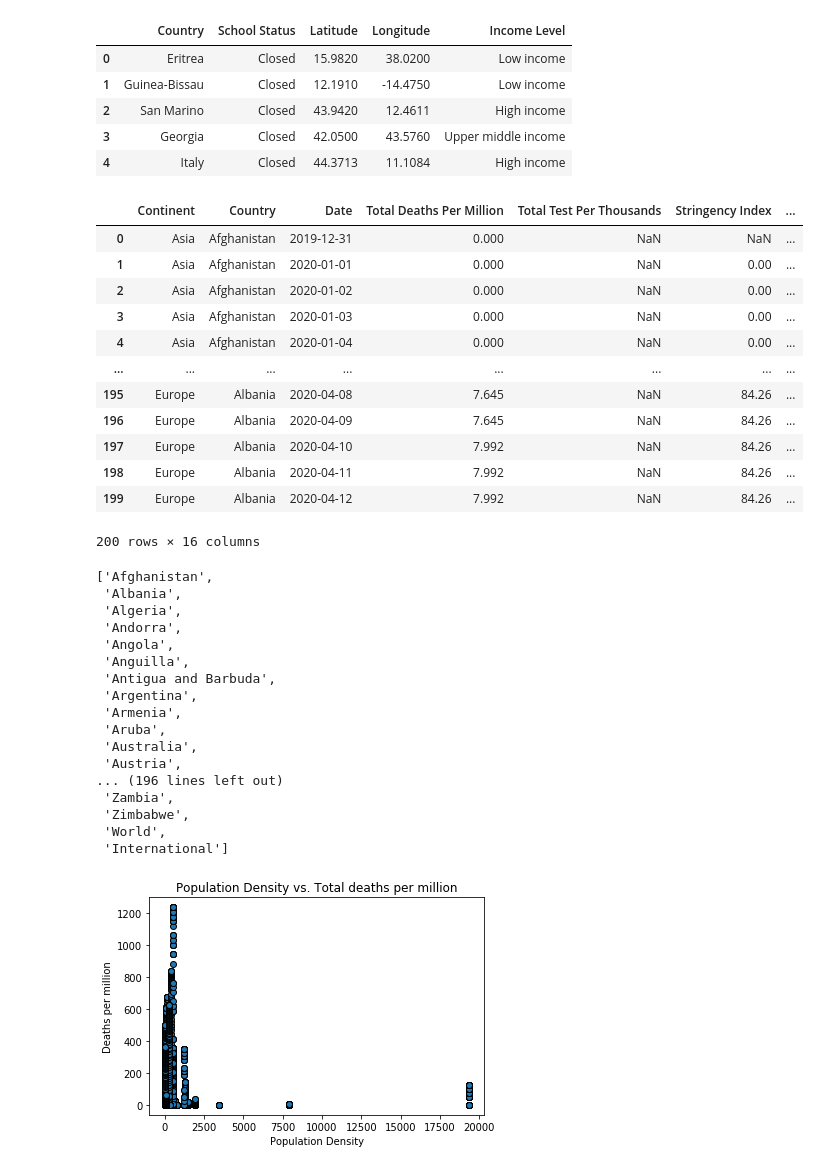
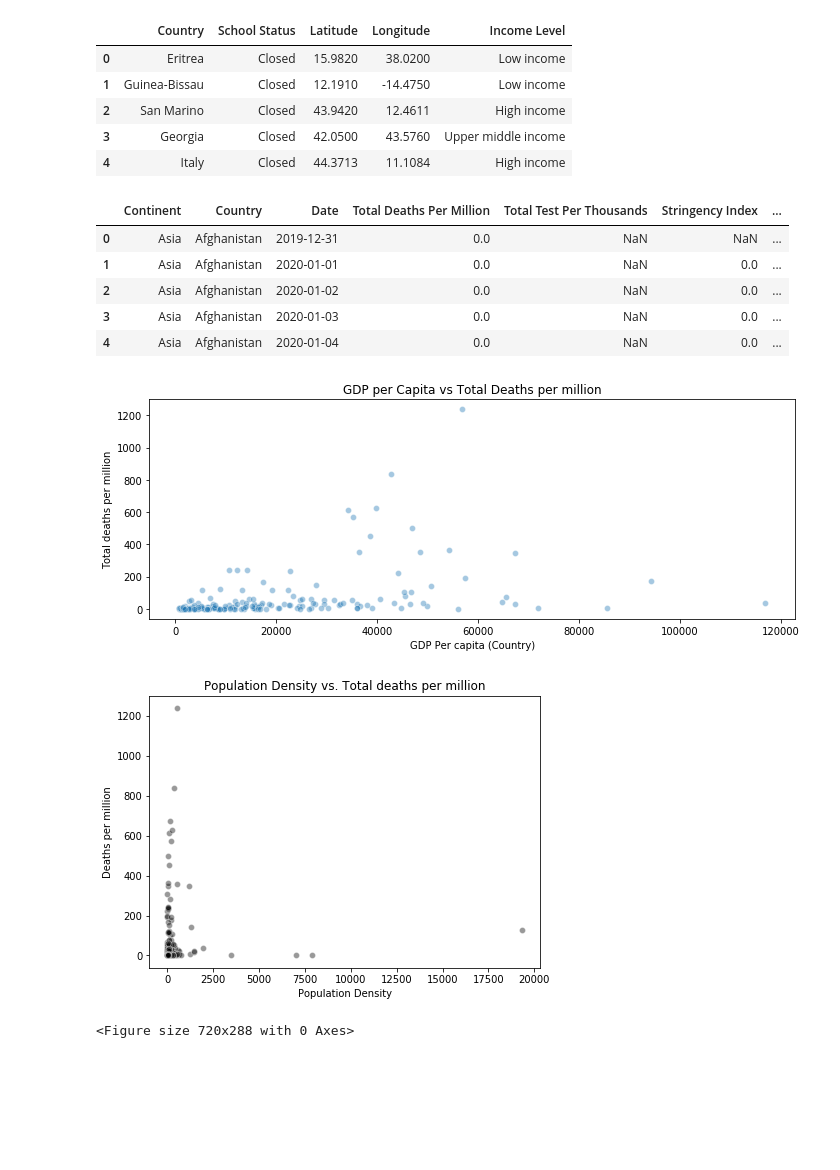
Before and after one commit to M-Agami/META-B, a Jupyter notebook: Coding/Covid_Popdensity&GDP.ipynb, the cells around one changed output. Saved outputs shown, nothing was run; the diff lists cells and outputs as text; code cells hidden in the pictures; blank space fills up the shorter version.

Commit message:
adjusted scatterplots and cleaned data

```diff
--- a/Coding/Covid_Popdensity&GDP.ipynb
+++ b/Coding/Covid_Popdensity&GDP.ipynb
@@ -112,58 +112,43 @@ income_df.head()
 # %%
 combined_df=pd.merge(updated_world_df,hospital_beds_df,on="Country",how="left").merge(smoking_df,on="Country",how="left" ).merge(income_df,on="Country",how="left")
 
-combined_df.head(200)
+combined_df.head()
 # %% [output]
 |  | Continent | Country | Date | Total Deaths Per Million | Total Test Per Thousands | Stringency Index | ... |
-| 0 | Asia | Afghanistan | 2019-12-31 | 0.000 | NaN | NaN | ... |
-| 1 | Asia | Afghanistan | 2020-01-01 | 0.000 | NaN | 0.00 | ... |
-| 2 | Asia | Afghanistan | 2020-01-02 | 0.000 | NaN | 0.00 | ... |
-| 3 | Asia | Afghanistan | 2020-01-03 | 0.000 | NaN | 0.00 | ... |
-| 4 | Asia | Afghanistan | 2020-01-04 | 0.000 | NaN | 0.00 | ... |
-| ... | ... | ... | ... | ... | ... | ... | ... |
-| 195 | Europe | Albania | 2020-04-08 | 7.645 | NaN | 84.26 | ... |
-| 196 | Europe | Albania | 2020-04-09 | 7.645 | NaN | 84.26 | ... |
-| 197 | Europe | Albania | 2020-04-10 | 7.992 | NaN | 84.26 | ... |
-| 198 | Europe | Albania | 2020-04-11 | 7.992 | NaN | 84.26 | ... |
-| 199 | Europe | Albania | 2020-04-12 | 7.992 | NaN | 84.26 | ... |
+| 0 | Asia | Afghanistan | 2019-12-31 | 0.0 | NaN | NaN | ... |
+| 1 | Asia | Afghanistan | 2020-01-01 | 0.0 | NaN | 0.0 | ... |
+| 2 | Asia | Afghanistan | 2020-01-02 | 0.0 | NaN | 0.0 | ... |
+| 3 | Asia | Afghanistan | 2020-01-03 | 0.0 | NaN | 0.0 | ... |
+| 4 | Asia | Afghanistan | 2020-01-04 | 0.0 | NaN | 0.0 | ... |
-200 rows × 16 columns
 # %%
-#get unique country names
-country_list= combined_df["Country"].unique()
-country_list=country_list.tolist()
-country_list.drop(["World","International"])
-#get max total deaths per million for each country
-#combine into one dataframe
+#get unique country names & get max total deaths per million/gpd/pop. density for each country
+#cleaning data
+max_deaths_country=  combined_df.groupby(["Country"]).agg({"Total Deaths Per Million": "max","Income Level":"unique"})
+max_pop_country=  combined_df.groupby(["Country"]).agg({"Population Density": "max"})
+max_gdp_country=  combined_df.groupby(["Country"]).agg({"GDP Per Capita": "max" })
 
+max_pop_country.fillna(0, inplace=True)
+max_deaths_country.fillna(0, inplace=True)
+max_deaths_country.head(10)
 
-#plt.scatter(combined_df["GDP Per Capita"],combined_df["Total Deaths Per Million"],marker="o", facecolor= 'r',edgecolor='black')
-#plt.title("GDP per Capita vs Total Deaths per million")
-#plt.xlabel("GDP Per capita (Country)")
-#plt.ylabel("Total deaths per million")
-#plt.tight_layout()
+cmap = sns.cubehelix_palette(dark=.3, light=.8, as_cmap=True)
+plt.figure(figsize=(10,4))
+sns.scatterplot(max_gdp_country["GDP Per Capita"],max_deaths_country["Total Deaths Per Million"],cmap= max_deaths_country["Income Level"],
+                alpha =0.4)
+plt.title("GDP per Capita vs Total Deaths per million")
+plt.xlabel("GDP Per capita (Country)")
+plt.ylabel("Total deaths per million")
+plt.tight_layout()
 # %% [output]
-['Afghanistan',
- 'Albania',
- 'Algeria',
- 'Andorra',
- 'Angola',
- 'Anguilla',
- 'Antigua and Barbuda',
- 'Argentina',
- 'Armenia',
- 'Aruba',
- 'Australia',
- 'Austria',
-... (196 lines left out)
- 'Zambia',
- 'Zimbabwe',
- 'World',
- 'International']
+[figure, added]
 # %%
-plt.scatter(combined_df["Population Density"],combined_df["Total Deaths Per Million"], edgecolor="black")
+plt.figure(figsize=(7,5))
+sns.scatterplot(max_pop_country["Population Density"],max_deaths_country["Total Deaths Per Million"], alpha = 0.4, color= 'black')
 plt.title("Population Density vs. Total deaths per million")
 plt.xlabel("Population Density")
 plt.ylabel("Deaths per million")
+plt.figure(figsize=(10,4))
 plt.show()
 # %% [output]
-[figure, old version]
+[figure, new version]
+<Figure size 720x288 with 0 Axes>
```
